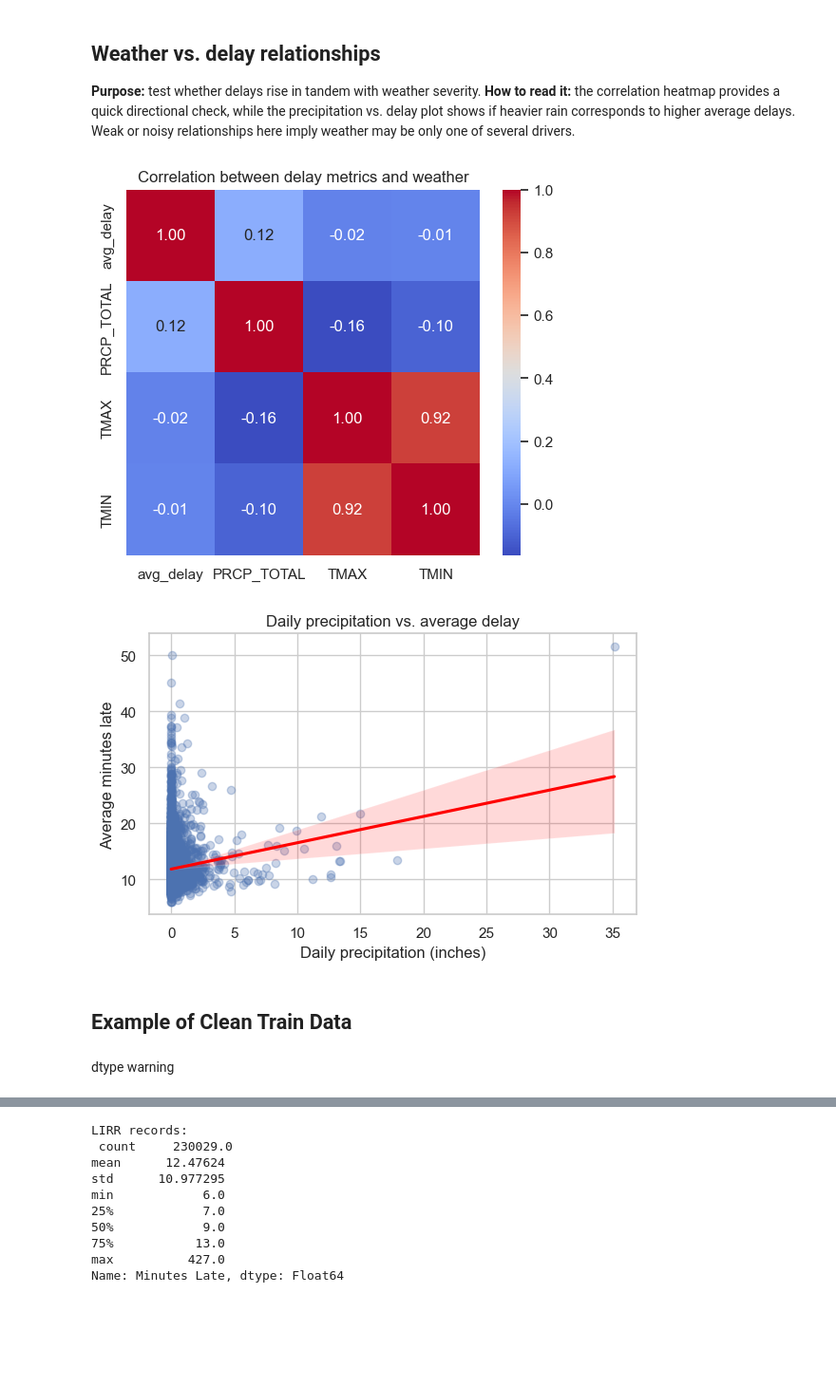
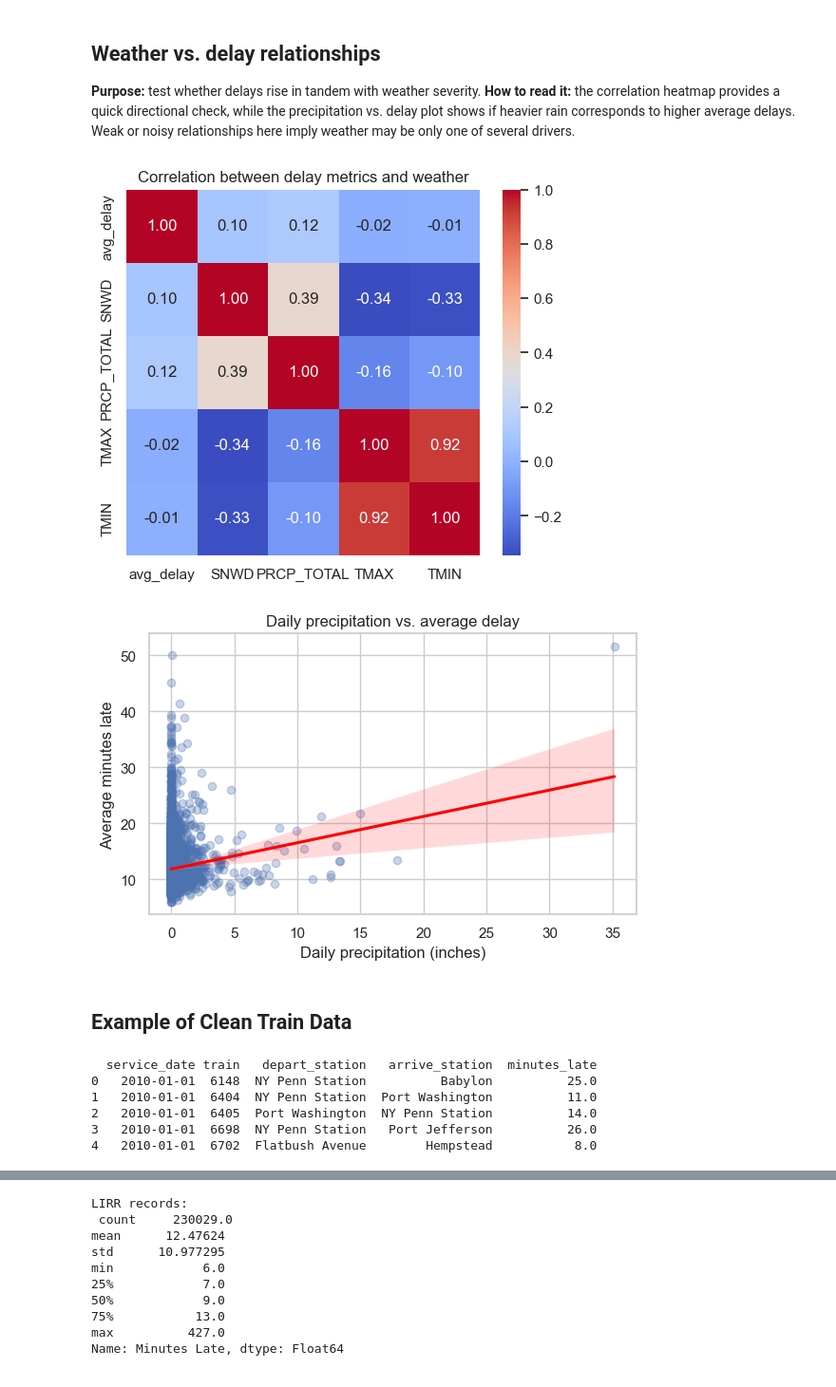
Before and after one commit to WSU-CS6580-Spring2026/Team-Hill-And-Friend, a Jupyter notebook: notebooks/EDA.ipynb, the cells around one changed output, grey strips where cells are left out. Shown at 95% size. Saved outputs shown, nothing was run; the diff lists cells and outputs as text; code cells hidden in the pictures; blank space fills up the shorter version.

Commit message:
Changed cleaning scripts into callable functions, added init files, renamed files to lowercased letters, finished adding md for eda, added brief overview of merged_df, and wrote data_engineering.py

```diff
--- a/notebooks/EDA.ipynb
+++ b/notebooks/EDA.ipynb
@@ -700,42 +711,45 @@ plt.tight_layout()
 **Purpose:** test whether delays rise in tandem with weather severity.
 **How to read it:** the correlation heatmap provides a quick directional check, while the precipitation vs. delay plot shows if heavier rain corresponds to higher average delays. Weak or noisy relationships here imply weather may be only one of several drivers.
 # %%
-weather_daily = (
-    weather_df.set_index('DATE')
-    .resample('D')
-    .agg(PRCP_TOTAL=('PRCP_TOTAL', 'sum'), TMAX=('TMAX', 'max'), TMIN=('TMIN', 'min'))
-)
+weather_daily = weather_df.set_index('DATE')[['PRCP_TOTAL', 'TMAX', 'TMIN', 'SNWD']]
+weather_daily.index = pd.to_datetime(weather_daily.index).normalize()
 
 combined = (
     daily_summary
     .join(weather_daily, how='inner')
     .dropna(subset=['avg_delay', 'PRCP_TOTAL', 'TMAX', 'TMIN'])
 )
 
-corr = combined[['avg_delay', 'PRCP_TOTAL', 'TMAX', 'TMIN']].corr()
+corr = combined[['avg_delay', 'SNWD', 'PRCP_TOTAL', 'TMAX', 'TMIN']].corr()
 fig, ax = plt.subplots(figsize=(6, 5))
 sns.heatmap(corr, annot=True, fmt='.2f', cmap='coolwarm', ax=ax)
 ax.set_title('Correlation between delay metrics and weather')
 
 fig, ax = plt.subplots(figsize=(6, 4))
 sns.regplot(
     data=combined,
     x='PRCP_TOTAL',
     y='avg_delay',
     scatter_kws={'alpha': 0.3},
     line_kws={'color': 'red'},
     ax=ax,
 )
 ax.set_title('Daily precipitation vs. average delay')
 ax.set_xlabel('Daily precipitation (inches)')
 ax.set_ylabel('Average minutes late')
 plt.tight_layout()
 # %% [output]
-[figure, old version]
+[figure, new version]
 [figure]
 # %% [markdown]
 ## Example of Clean Train Data
 # %%
-clean_lirr_df = pd.read_csv('../data/processed/lirr_train_clean_late.csv', low_memory=False)
+clean_lirr_df = pd.read_csv('../data/interim/lirr_train_clean.csv', low_memory=False)
+print(clean_lirr_df.head())
+# %% [output]
+  service_date train   depart_station   arrive_station  minutes_late
+0   2010-01-01  6148  NY Penn Station          Babylon          25.0
+1   2010-01-01  6404  NY Penn Station  Port Washington          11.0
+2   2010-01-01  6405  Port Washington  NY Penn Station          14.0
+3   2010-01-01  6698  NY Penn Station   Port Jefferson          26.0
+4   2010-01-01  6702  Flatbush Avenue        Hempstead           8.0
-# %% [markdown]
-dtype warning
```
Also changed, not shown: parts of 17 cells of this notebook, 5 other files.
